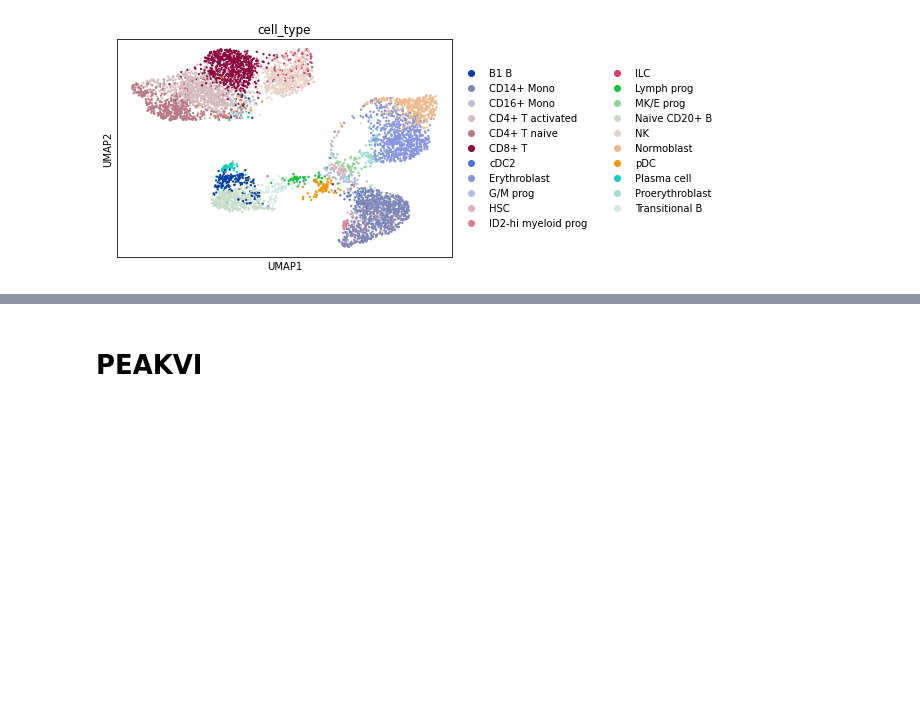
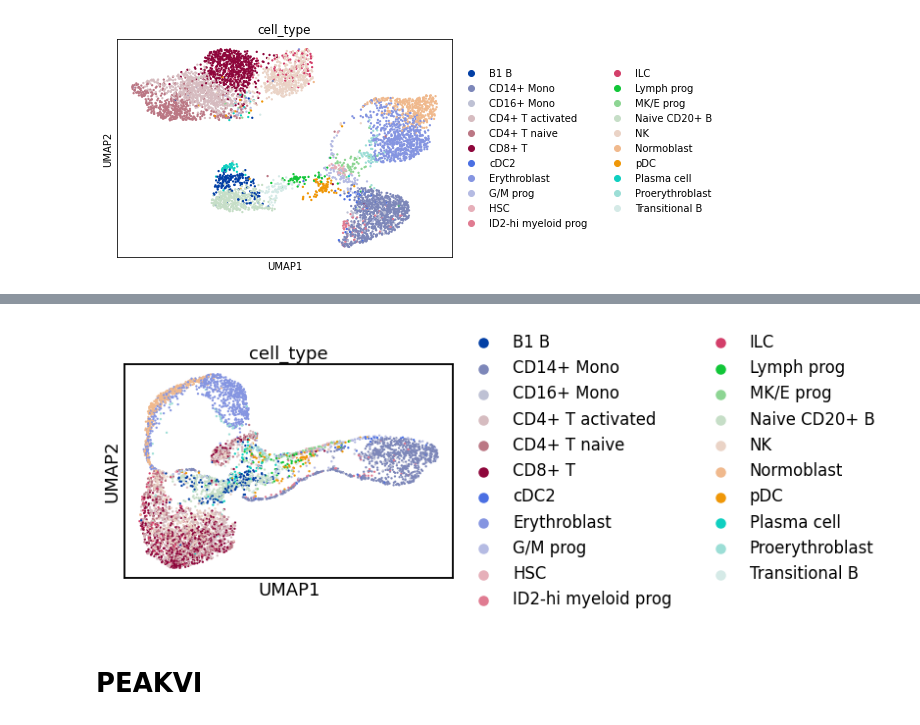
Before and after one commit to theislab/scatac_poisson_reproducibility, a Jupyter notebook: notebooks/scvi.ipynb, the cells around one changed output, grey strips where cells are left out. Cells and saved outputs as stored; diff of their text form; code cells hidden in the pictures; blank space fills up the shorter version.

```diff
--- a/notebooks/scvi.ipynb
+++ b/notebooks/scvi.ipynb
@@ -102,3 +176,7 @@ model.save("/storage/groups/ml01/workspace/laura.martens/atac_poisson_data/model
+# %%
+sc.pl.umap(adata, color = ["cell_type"])
+# %% [output]
+[figure, added]
 # %% [markdown]
 # PEAKVI
 # %%
```
Also changed, not shown: parts of 30 cells of this notebook, 3 other files.
